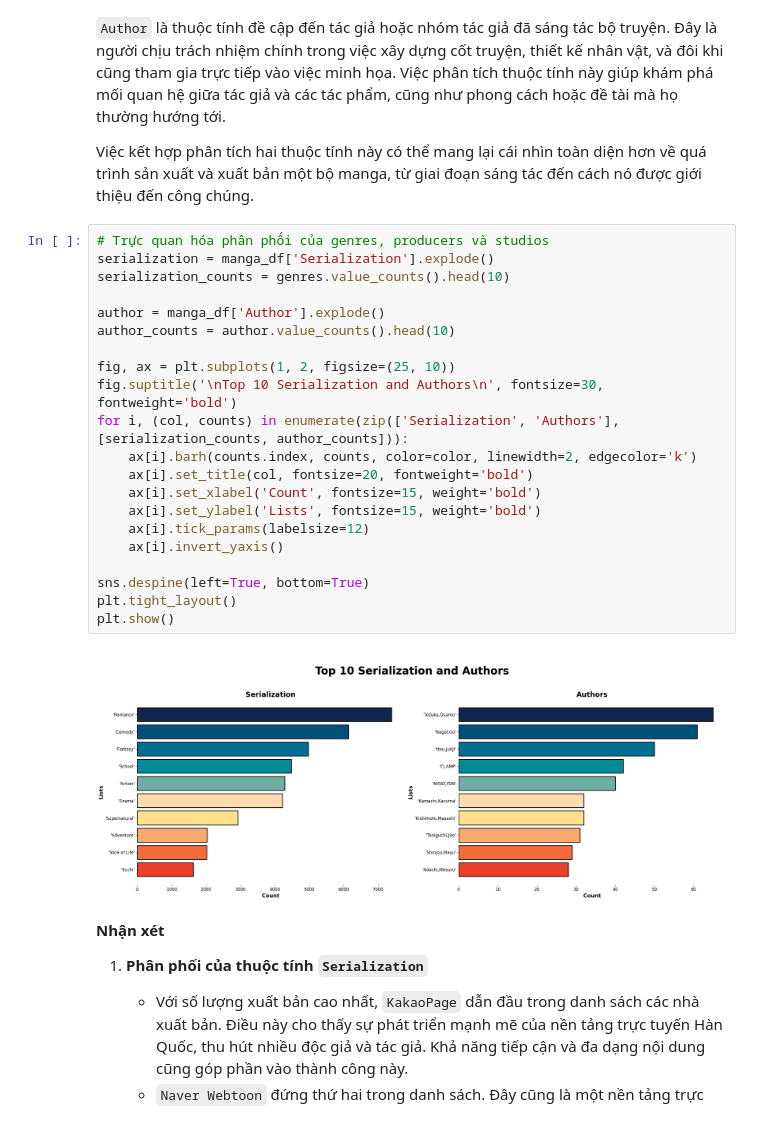
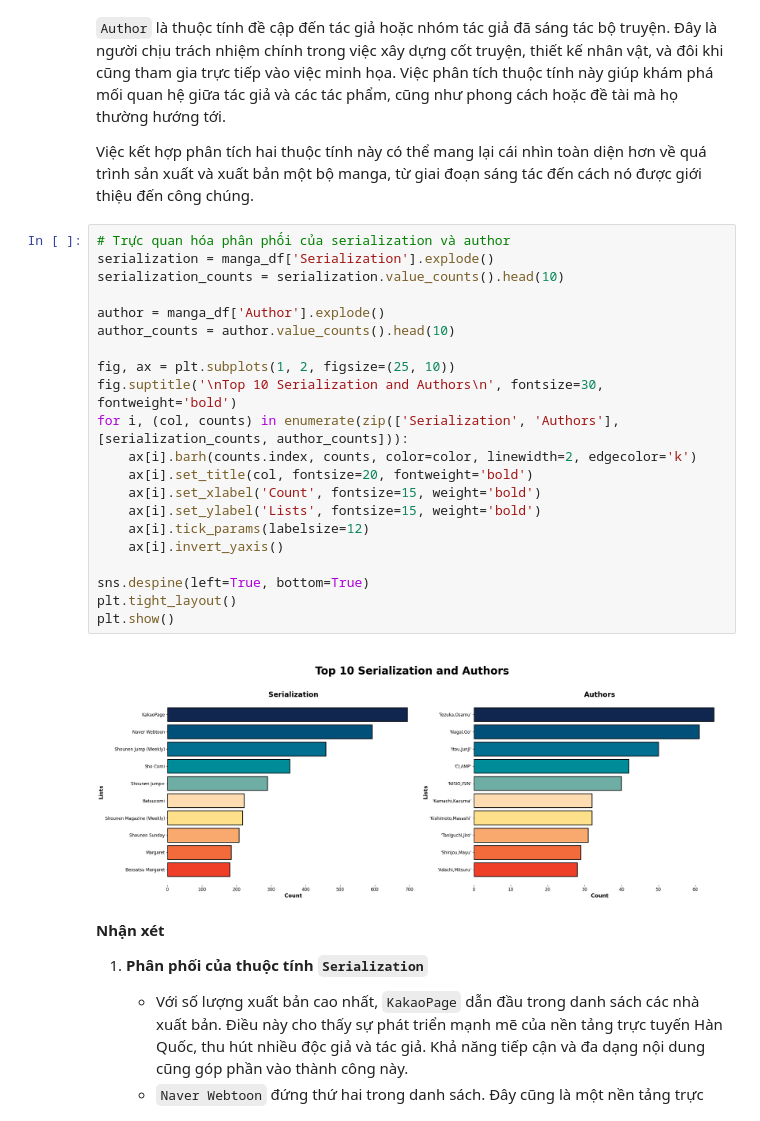
Before and after one commit to hahuy2004/FinalProject_IntroductionDS, a Jupyter notebook: Final_Project/source/data_exploring.ipynb, the cells around one changed output. Saved outputs shown, nothing was run; the diff lists cells and outputs as text.

```diff
--- a/Final_Project/source/data_exploring.ipynb
+++ b/Final_Project/source/data_exploring.ipynb
@@ -741,28 +739,28 @@ Một thuộc tính khác cũng được đề cập đến trong bộ dữ li
 
 Việc kết hợp phân tích hai thuộc tính này có thể mang lại cái nhìn toàn diện hơn về quá trình sản xuất và xuất bản một bộ manga, từ giai đoạn sáng tác đến cách nó được giới thiệu đến công chúng.
 # %%
-# Trực quan hóa phân phối của genres, producers và studios
+# Trực quan hóa phân phối của serialization và author
 serialization = manga_df['Serialization'].explode()
-serialization_counts = genres.value_counts().head(10)
+serialization_counts = serialization.value_counts().head(10)
 
 author = manga_df['Author'].explode()
 author_counts = author.value_counts().head(10)
 
 fig, ax = plt.subplots(1, 2, figsize=(25, 10))
 fig.suptitle('\nTop 10 Serialization and Authors\n', fontsize=30, fontweight='bold')
 for i, (col, counts) in enumerate(zip(['Serialization', 'Authors'], [serialization_counts, author_counts])):
     ax[i].barh(counts.index, counts, color=color, linewidth=2, edgecolor='k')
     ax[i].set_title(col, fontsize=20, fontweight='bold')
     ax[i].set_xlabel('Count', fontsize=15, weight='bold')
     ax[i].set_ylabel('Lists', fontsize=15, weight='bold')
     ax[i].tick_params(labelsize=12)
     ax[i].invert_yaxis()
 
 sns.despine(left=True, bottom=True)
 plt.tight_layout()
 plt.show()
 # %% [output]
-[figure, old version]
+[figure, new version]
 # %% [markdown]
 **Nhận xét**
 1. **Phân phối của thuộc tính `Serialization`**
```
Also changed, not shown: parts of 3 cells of this notebook, 3 other files.
